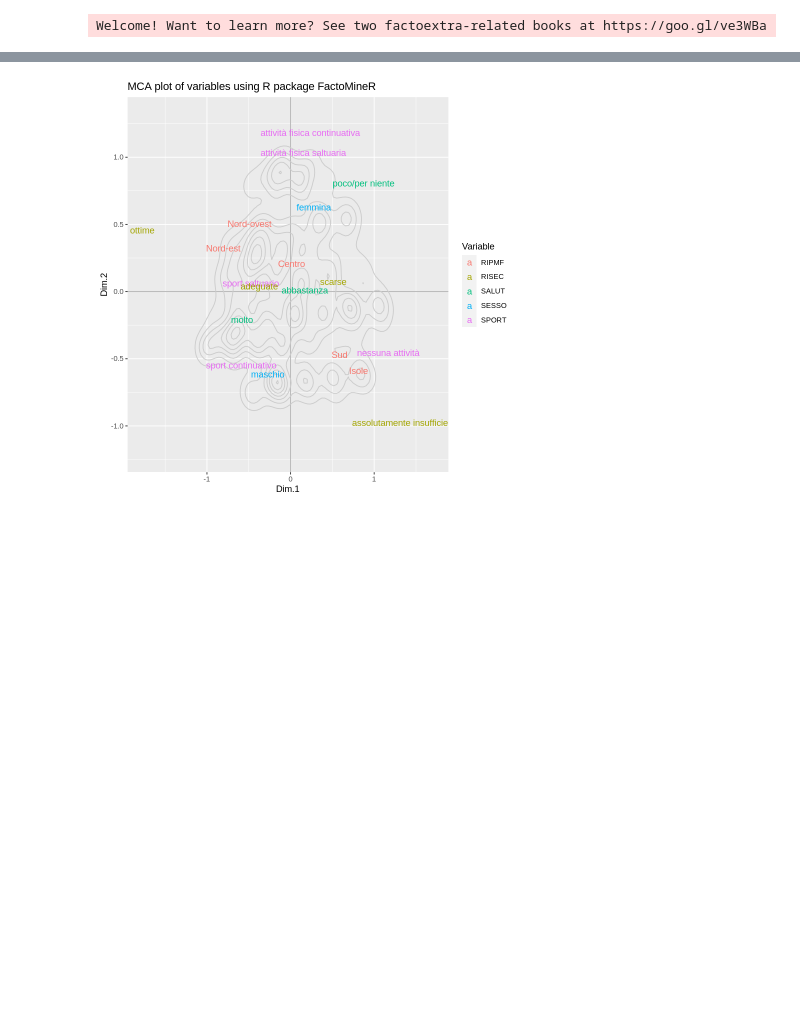
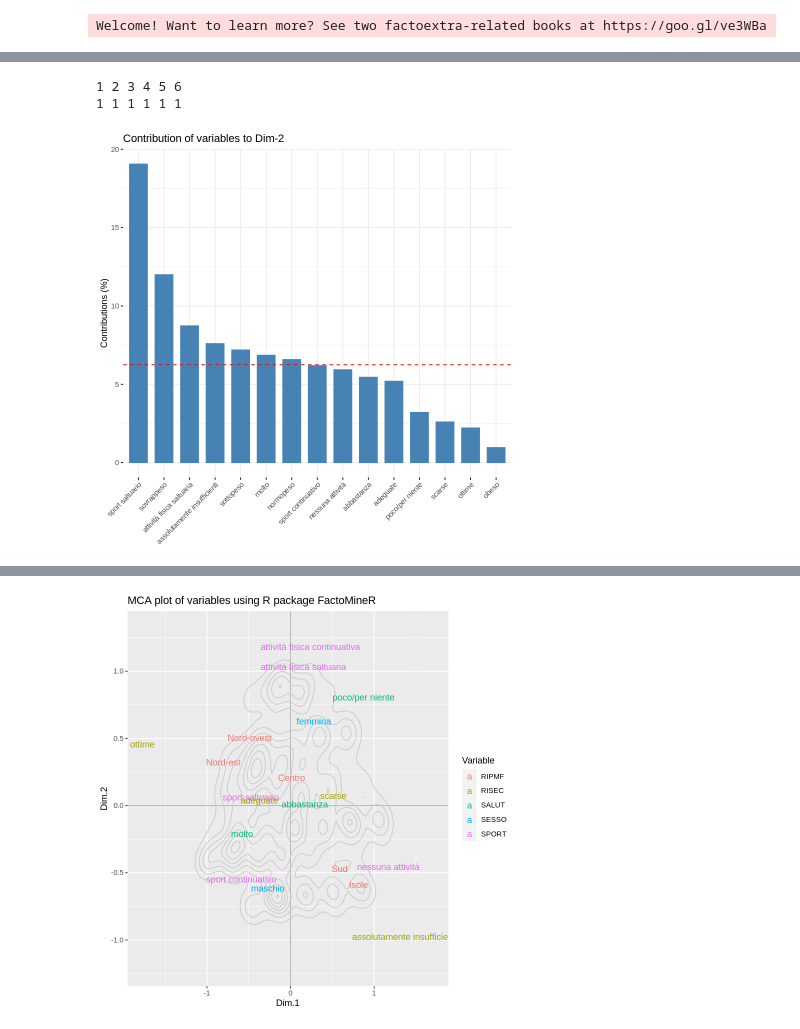
Before and after one commit to bolps/vdm2020, a Jupyter notebook: Progetto_VDM_Sport_e_alimentazione.ipynb, the cells around one changed output, grey strips where cells are left out. Saved outputs shown, nothing was run; the diff lists cells and outputs as text; code cells hidden in the pictures; blank space fills up the shorter version.

```diff
--- a/Progetto_VDM_Sport_e_alimentazione.ipynb
+++ b/Progetto_VDM_Sport_e_alimentazione.ipynb
@@ -617,0 +723,5 @@ Welcome! Want to learn more? See two factoextra-related books at https://goo.gl/
+# %%
+head(res.fanny$clustering)
+# %% [output]
+1 2 3 4 5 6
+1 1 1 1 1 1
@@ -618,3 +730,11 @@ Welcome! Want to learn more? See two factoextra-related books at https://goo.gl/
+# %%
+#fviz_screeplot(mca1, addlabels = TRUE, ylim = c(0, 45))
+#fviz_mca_var(mca1, choice = "mca.cor",repel = TRUE,ggtheme = theme_minimal())
+#fviz_cos2(mca1, choice = "var", axes = 1:2)
+#fviz_contrib(mca1, choice = "var", axes = 1, top = 15)
+fviz_contrib(mca1, choice = "var", axes = 2, top = 15)
+# %% [output]
+[figure, added]
 # %%
 ggmca <- function(df,title,moreinfo=c(TRUE,FALSE)){
   df <- na.omit(df)
```
Also changed, not shown: parts of 63 cells of this notebook.
